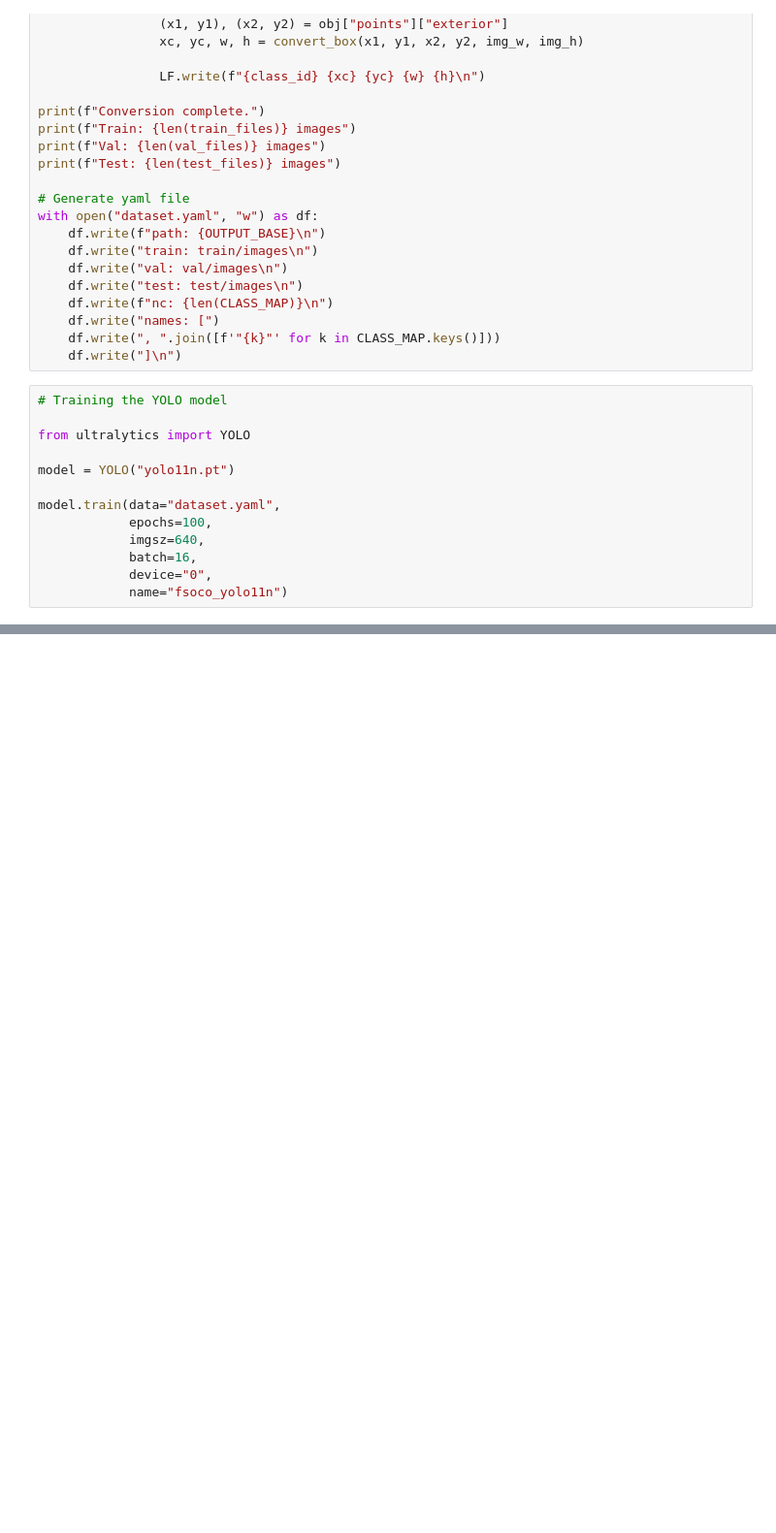
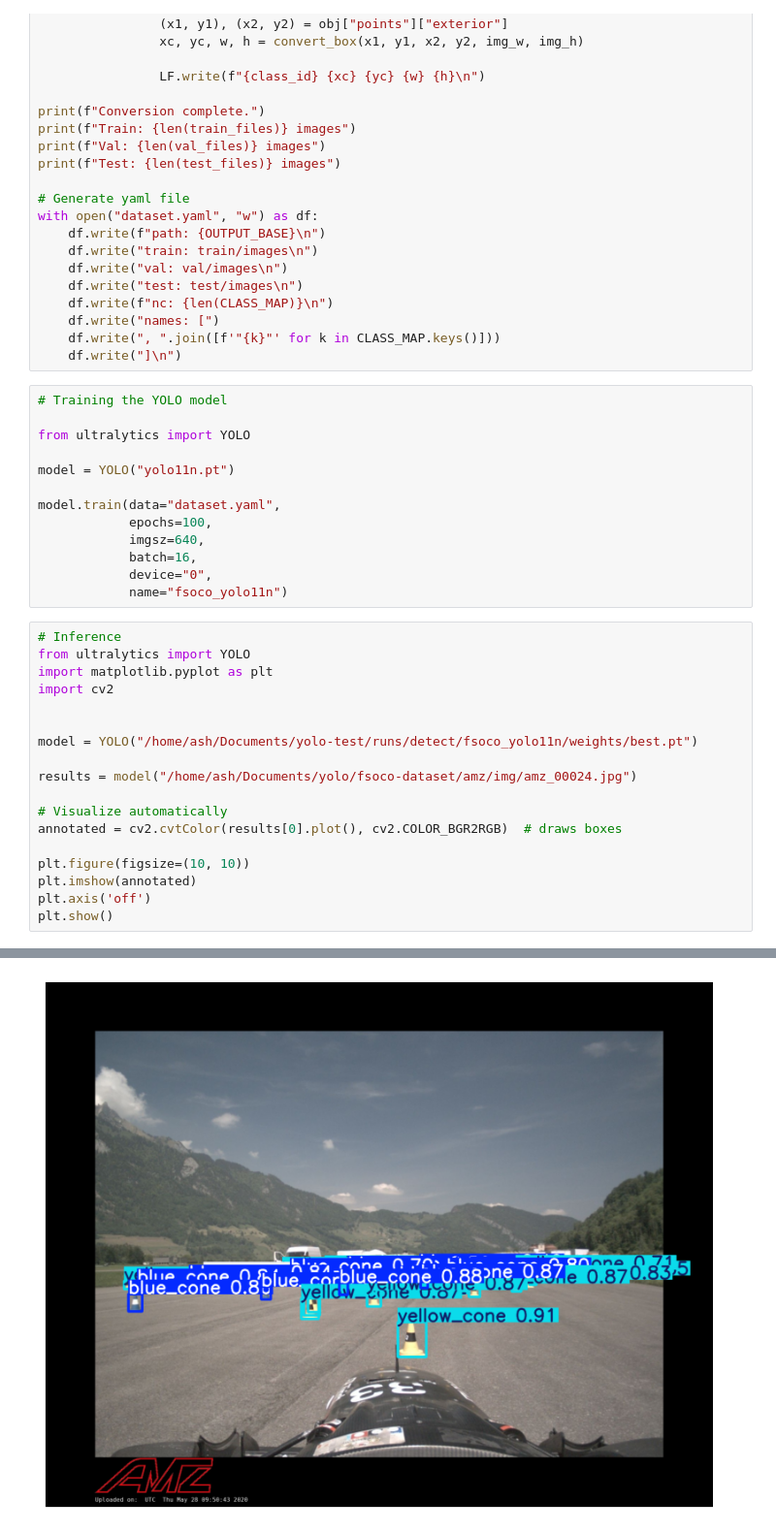
Before and after one commit to sahliaziz/fsoco-yolo, a Jupyter notebook: Model_training.ipynb, the cells around one changed output, grey strips where cells are left out. Shown at 97% size. Drawn from its saved outputs; the diff is of its cells as text; blank space fills up the shorter version.

Commit message:
add inference test

```diff
--- a/Model_training.ipynb
+++ b/Model_training.ipynb
@@ -142,3 +142,22 @@ model.train(data="dataset.yaml",
             batch=16,
             device="0",
             name="fsoco_yolo11n")
+# %%
+# Inference
+from ultralytics import YOLO
+import matplotlib.pyplot as plt
+import cv2
+
+
+model = YOLO("/home/ash/Documents/yolo-test/runs/detect/fsoco_yolo11n/weights/best.pt")
+
+results = model("/home/ash/Documents/yolo/fsoco-dataset/amz/img/amz_00024.jpg")
+
+# Visualize automatically
+annotated = cv2.cvtColor(results[0].plot(), cv2.COLOR_BGR2RGB)  # draws boxes
+
+plt.figure(figsize=(10, 10))
+plt.imshow(annotated)
+plt.axis('off')
+plt.show()
+# %% [output]
@@ -144,0 +181 @@ model.train(data="dataset.yaml",
+[figure, added]
```
Also changed, not shown: parts of 1 cell of this notebook.
